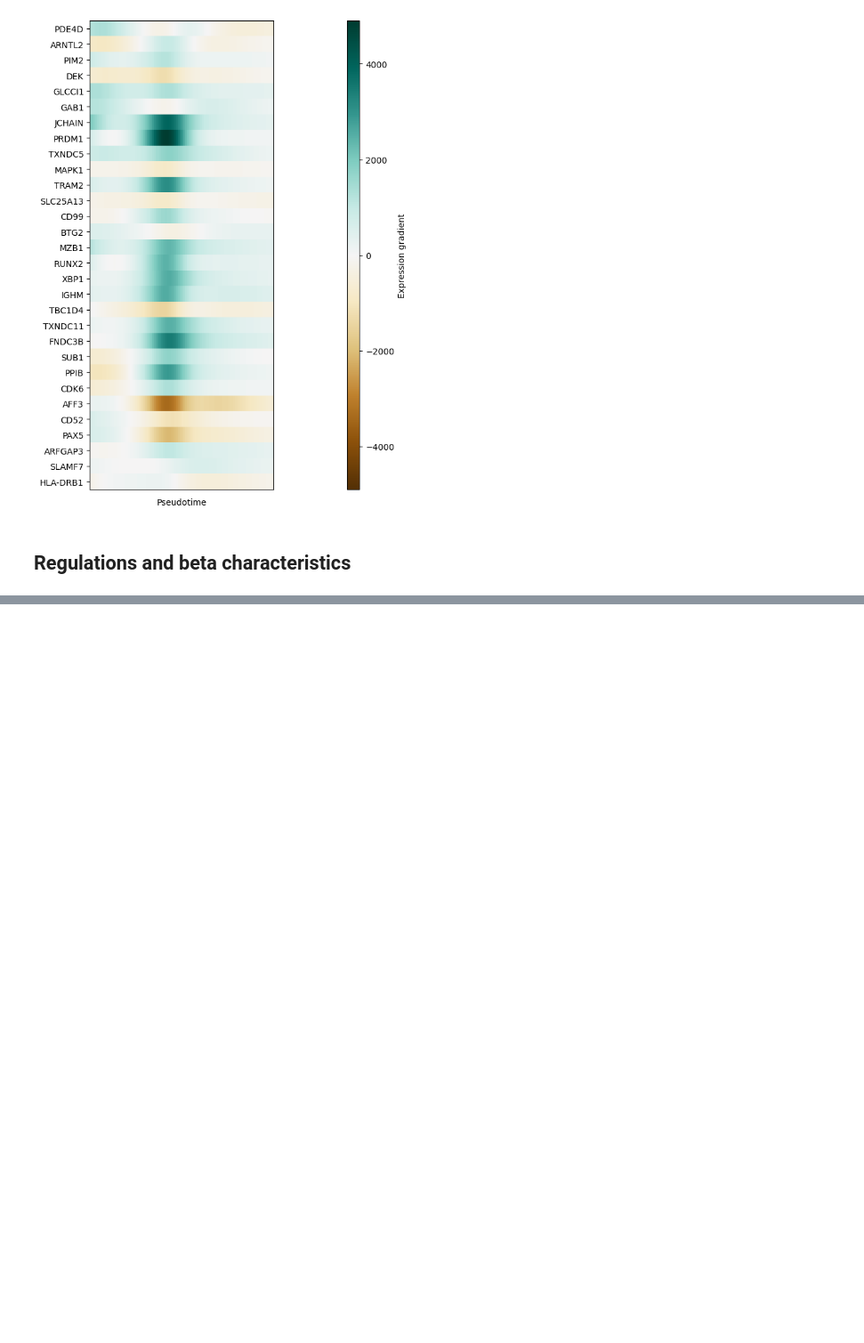
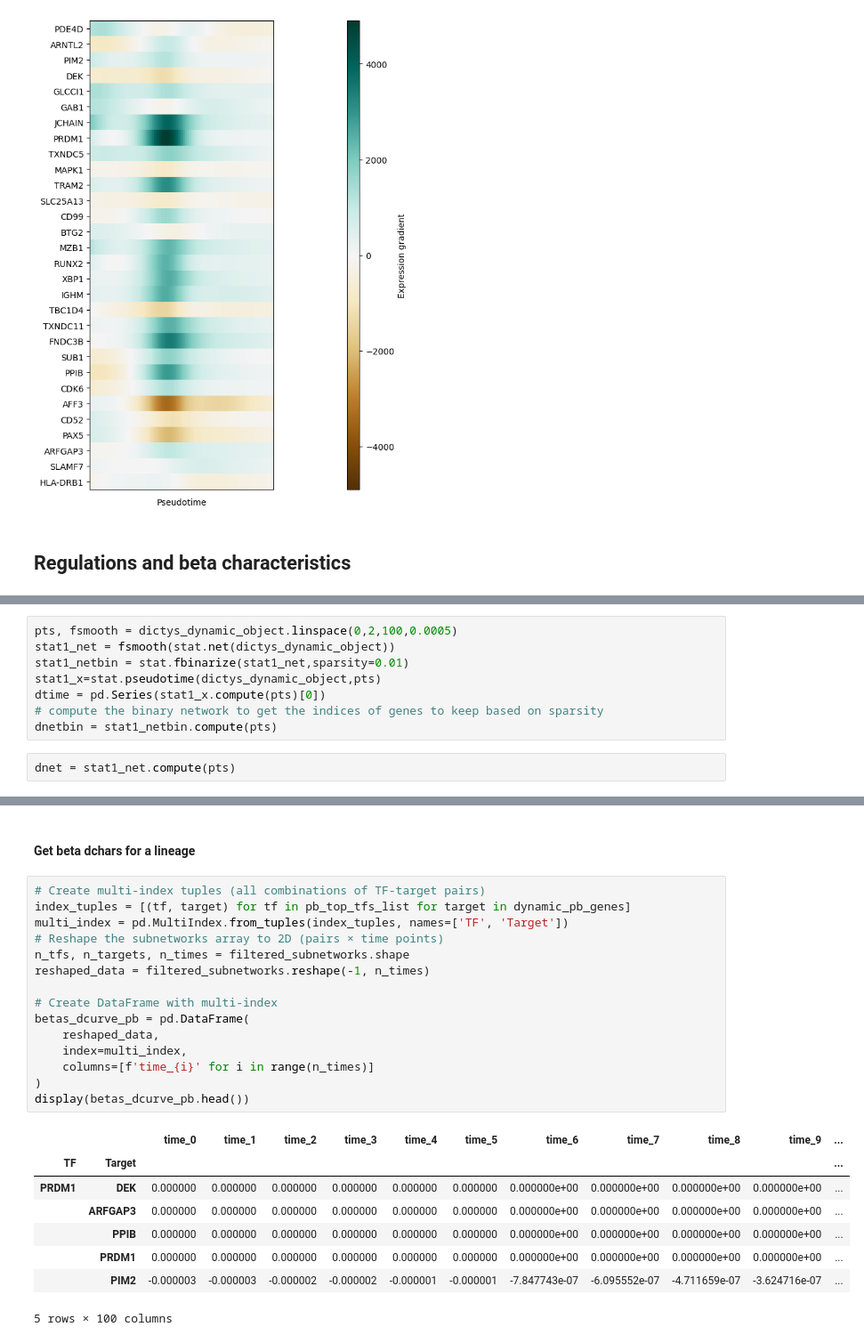
Before and after one commit to sachha-naksha/B_Cell_States, a Jupyter notebook: multiome_dynamic_regulation/py_scripts/analysis/global_grn_dynamics.ipynb, the cells around one changed output, grey strips where cells are left out. Shown at 89% size. Drawn from its saved outputs; the diff is of its cells as text; blank space fills up the shorter version.

```diff
--- a/multiome_dynamic_regulation/py_scripts/analysis/global_grn_dynamics.ipynb
+++ b/multiome_dynamic_regulation/py_scripts/analysis/global_grn_dynamics.ipynb
@@ -588,0 +602,10 @@ fig, gradients, ordered_genes = fig_clustered_expression_gradient_heatmap(
+# %%
+pts, fsmooth = dictys_dynamic_object.linspace(0,2,100,0.0005)
+stat1_net = fsmooth(stat.net(dictys_dynamic_object))
+stat1_netbin = stat.fbinarize(stat1_net,sparsity=0.01)
+stat1_x=stat.pseudotime(dictys_dynamic_object,pts)
+dtime = pd.Series(stat1_x.compute(pts)[0])
+# compute the binary network to get the indices of genes to keep based on sparsity
+dnetbin = stat1_netbin.compute(pts)
+# %%
+dnet = stat1_net.compute(pts)
@@ -588,0 +654,26 @@ fig, gradients, ordered_genes = fig_clustered_expression_gradient_heatmap(
+# %% [markdown]
+#### Get beta dchars for a lineage
+# %%
+# Create multi-index tuples (all combinations of TF-target pairs)
+index_tuples = [(tf, target) for tf in pb_top_tfs_list for target in dynamic_pb_genes]
+multi_index = pd.MultiIndex.from_tuples(index_tuples, names=['TF', 'Target'])
+# Reshape the subnetworks array to 2D (pairs × time points)
+n_tfs, n_targets, n_times = filtered_subnetworks.shape
+reshaped_data = filtered_subnetworks.reshape(-1, n_times)
+
+# Create DataFrame with multi-index
+betas_dcurve_pb = pd.DataFrame(
+    reshaped_data,
+    index=multi_index,
+    columns=[f'time_{i}' for i in range(n_times)]
+)
+display(betas_dcurve_pb.head())
+# %% [output]
+|  |  | time_0 | time_1 | time_2 | time_3 | time_4 | time_5 | time_6 | time_7 | time_8 | time_9 | ... |
+| TF | Target |  |  |  |  |  |  |  |  |  |  | ... |
+| PRDM1 | DEK | 0.000000 | 0.000000 | 0.000000 | 0.000000 | 0.000000 | 0.000000 | 0.000000e+00 | 0.000000e+00 | 0.000000e+00 | 0.000000e+00 | ... |
+|  | ARFGAP3 | 0.000000 | 0.000000 | 0.000000 | 0.000000 | 0.000000 | 0.000000 | 0.000000e+00 | 0.000000e+00 | 0.000000e+00 | 0.000000e+00 | ... |
+|  | PPIB | 0.000000 | 0.000000 | 0.000000 | 0.000000 | 0.000000 | 0.000000 | 0.000000e+00 | 0.000000e+00 | 0.000000e+00 | 0.000000e+00 | ... |
+|  | PRDM1 | 0.000000 | 0.000000 | 0.000000 | 0.000000 | 0.000000 | 0.000000 | 0.000000e+00 | 0.000000e+00 | 0.000000e+00 | 0.000000e+00 | ... |
+|  | PIM2 | -0.000003 | -0.000003 | -0.000002 | -0.000002 | -0.000001 | -0.000001 | -7.847743e-07 | -6.095552e-07 | -4.711659e-07 | -3.624716e-07 | ... |
+5 rows × 100 columns
```
Also changed, not shown: parts of 24 cells of this notebook, 1 other file.
